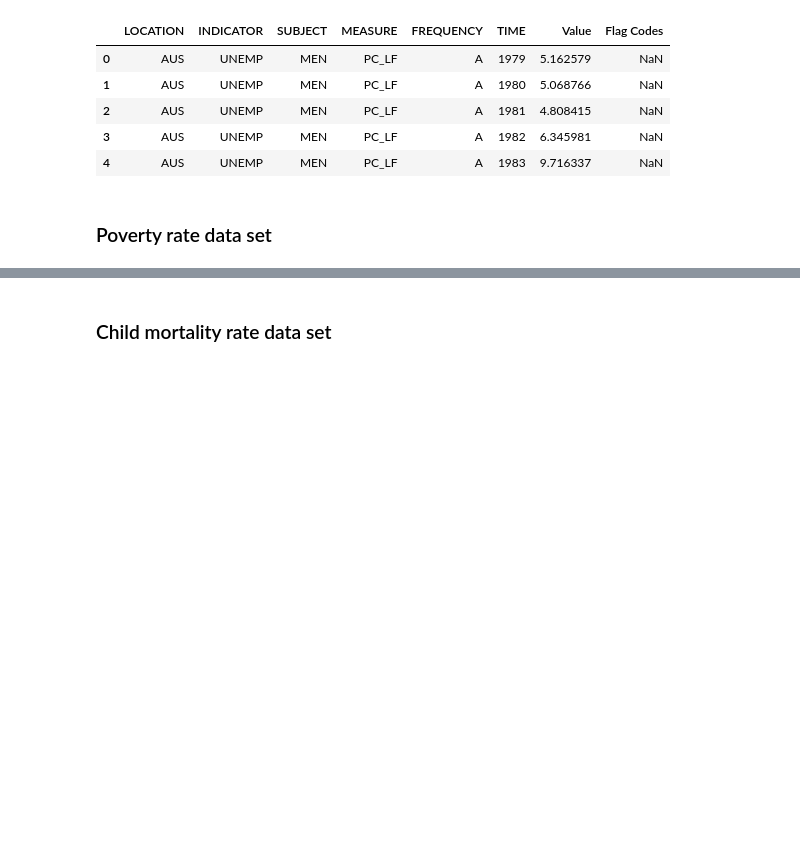
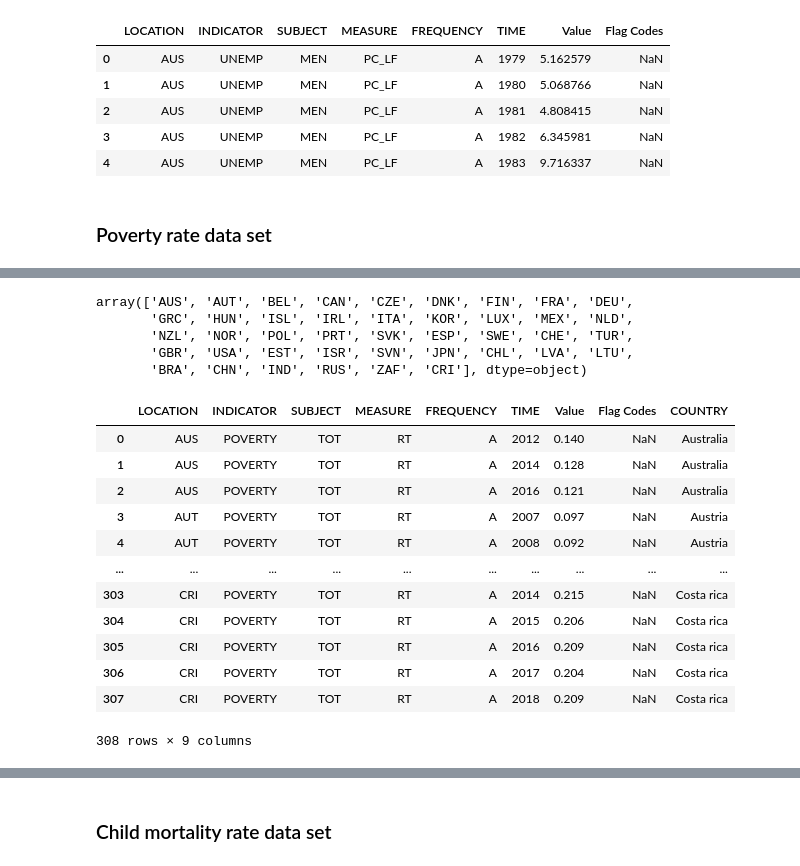
Before and after one commit to hackan98/DMML2019_Team_Nestle, a Jupyter notebook: code/HappinessProjectNestle.ipynb, the cells around one changed output, grey strips where cells are left out. Cells and saved outputs as stored; diff of their text form; code cells hidden in the pictures; blank space fills up the shorter version.

Commit message:
cleaning poverty dataset

```diff
--- a/code/HappinessProjectNestle.ipynb
+++ b/code/HappinessProjectNestle.ipynb
@@ -22 +10,8 @@ WHR.head()
+# %%
+# import dataframe
+df_WHR = pd.read_excel("https://s3.amazonaws.com/happiness-report/2019/Chapter2OnlineData.xls")
+df_TauxChomage = pd.read_csv("https://raw.githubusercontent.com/hackan98/DMML2019_Team_Nestle/master/data/tauxchomage.csv")
+df_TauxPauvrete = pd.read_csv("https://raw.githubusercontent.com/hackan98/DMML2019_Team_Nestle/master/data/taux_pauvrete.csv")
+df_TauxMortaliteInfantile = pd.read_csv("https://raw.githubusercontent.com/hackan98/DMML2019_Team_Nestle/master/data/taux_mortalite_infantile.csv")
+df_TauxSuicide = pd.read_csv("https://raw.githubusercontent.com/hackan98/DMML2019_Team_Nestle/master/data/tauxsuicide.csv")
 # %%
@@ -110,0 +160,9 @@ TauxPauvrete.head()
+# %%
+unique_country_code = df_TauxPauvrete.LOCATION.unique()
+unique_country_code
+# %% [output]
+array(['AUS', 'AUT', 'BEL', 'CAN', 'CZE', 'DNK', 'FIN', 'FRA', 'DEU',
+       'GRC', 'HUN', 'ISL', 'IRL', 'ITA', 'KOR', 'LUX', 'MEX', 'NLD',
+       'NZL', 'NOR', 'POL', 'PRT', 'SVK', 'ESP', 'SWE', 'CHE', 'TUR',
+       'GBR', 'USA', 'EST', 'ISR', 'SVN', 'JPN', 'CHL', 'LVA', 'LTU',
+       'BRA', 'CHN', 'IND', 'RUS', 'ZAF', 'CRI'], dtype=object)
@@ -110,0 +213,17 @@ TauxPauvrete.head()
+# %%
+df_TauxPauvrete['COUNTRY'] = df_TauxPauvrete['LOCATION'].map(country)
+df_TauxPauvrete
+# %% [output]
+|  | LOCATION | INDICATOR | SUBJECT | MEASURE | FREQUENCY | TIME | Value | Flag Codes | COUNTRY |
+| 0 | AUS | POVERTY | TOT | RT | A | 2012 | 0.140 | NaN | Australia |
+| 1 | AUS | POVERTY | TOT | RT | A | 2014 | 0.128 | NaN | Australia |
+| 2 | AUS | POVERTY | TOT | RT | A | 2016 | 0.121 | NaN | Australia |
+| 3 | AUT | POVERTY | TOT | RT | A | 2007 | 0.097 | NaN | Austria |
+| 4 | AUT | POVERTY | TOT | RT | A | 2008 | 0.092 | NaN | Austria |
+| ... | ... | ... | ... | ... | ... | ... | ... | ... | ... |
+| 303 | CRI | POVERTY | TOT | RT | A | 2014 | 0.215 | NaN | Costa rica |
+| 304 | CRI | POVERTY | TOT | RT | A | 2015 | 0.206 | NaN | Costa rica |
+| 305 | CRI | POVERTY | TOT | RT | A | 2016 | 0.209 | NaN | Costa rica |
+| 306 | CRI | POVERTY | TOT | RT | A | 2017 | 0.204 | NaN | Costa rica |
+| 307 | CRI | POVERTY | TOT | RT | A | 2018 | 0.209 | NaN | Costa rica |
+308 rows × 9 columns
```
Also changed, not shown: parts of 25 cells of this notebook.
